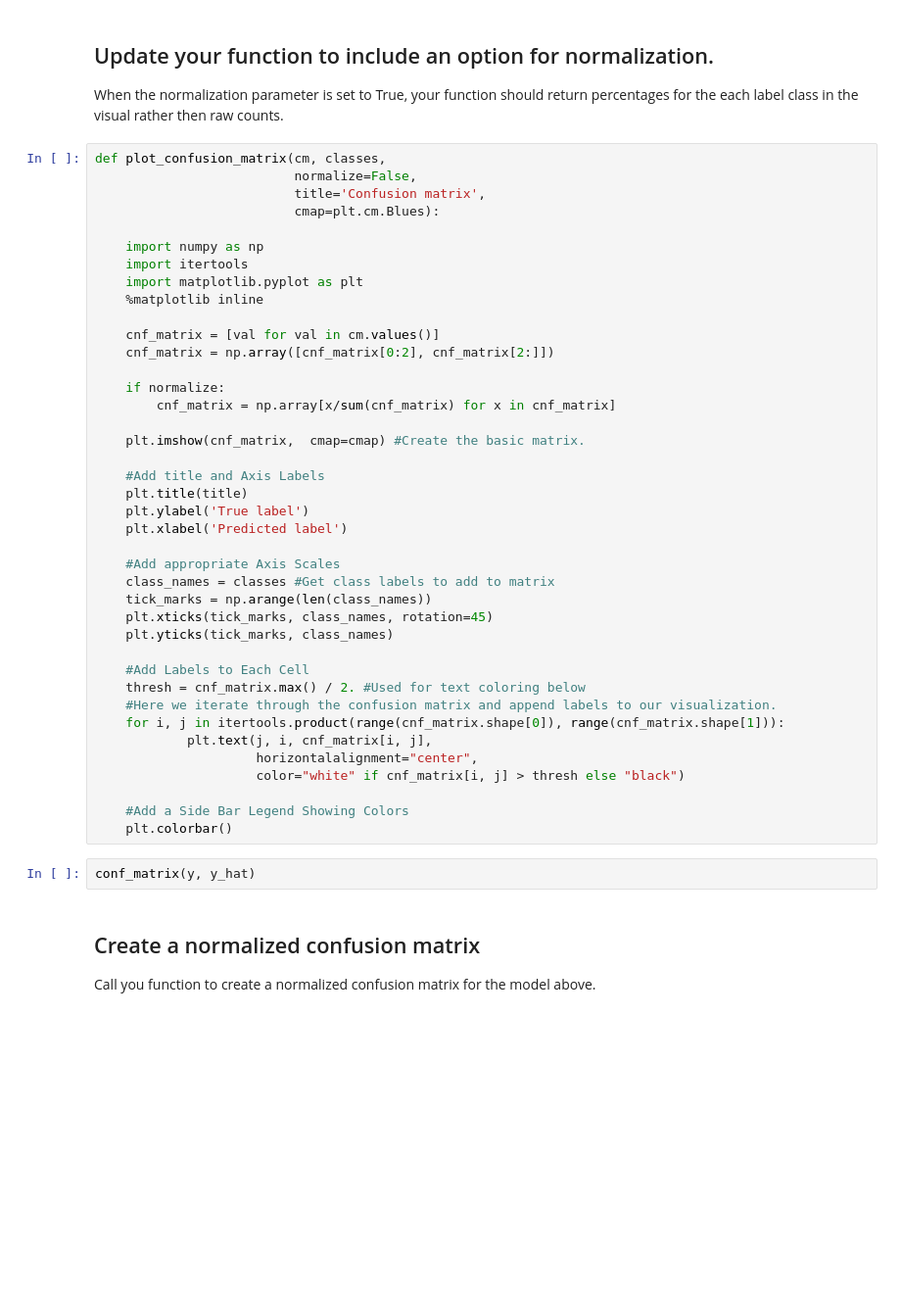
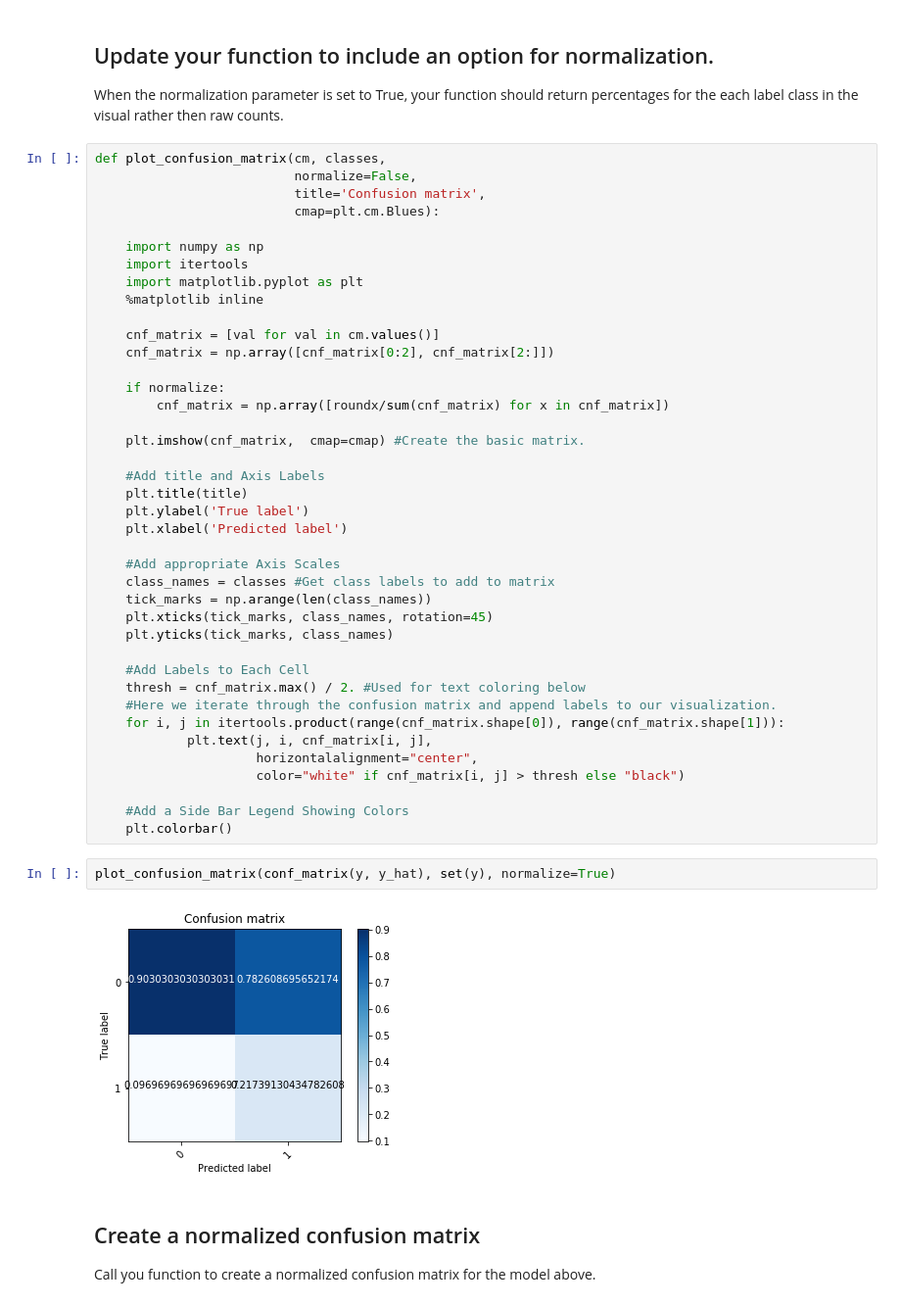
Before and after one commit to ortsed/dsc-visualizing-confusion-matrices-lab-dc-ds-career-042219, a Jupyter notebook: index.ipynb, the cells around one changed output. Shown at 98% size. Drawn from its saved outputs; the diff is of its cells as text; blank space fills up the shorter version.

```diff
--- a/index.ipynb
+++ b/index.ipynb
@@ -241,7 +241,7 @@ def plot_confusion_matrix(cm, classes,
     cnf_matrix = np.array([cnf_matrix[0:2], cnf_matrix[2:]])
 
     if normalize:
-        cnf_matrix = np.array[x/sum(cnf_matrix) for x in cnf_matrix]
+        cnf_matrix = np.array([roundx/sum(cnf_matrix) for x in cnf_matrix])
 
     plt.imshow(cnf_matrix,  cmap=cmap) #Create the basic matrix.
 
@@ -266,8 +266,10 @@ def plot_confusion_matrix(cm, classes,
 
     #Add a Side Bar Legend Showing Colors
     plt.colorbar()
-# %%
-conf_matrix(y, y_hat)
+# %%
+plot_confusion_matrix(conf_matrix(y, y_hat), set(y), normalize=True)
+# %% [output]
+[figure, added]
 # %% [markdown]
 ## Create a normalized confusion matrix
 Call you function to create a normalized confusion matrix for the model above.
```
